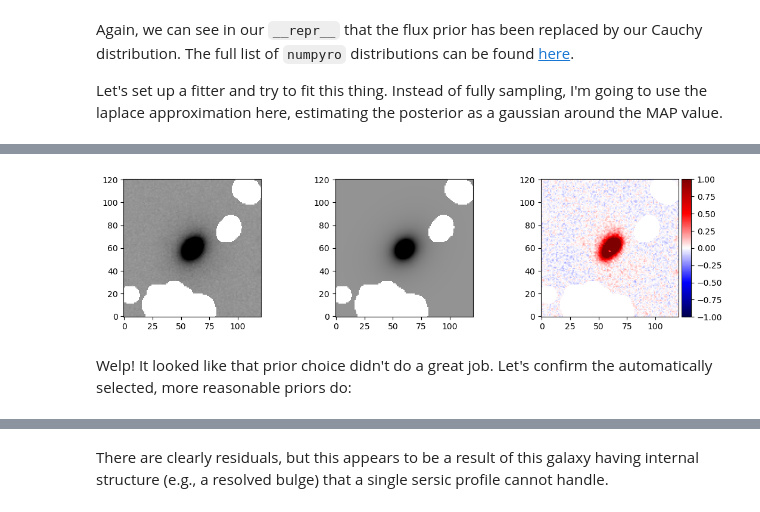
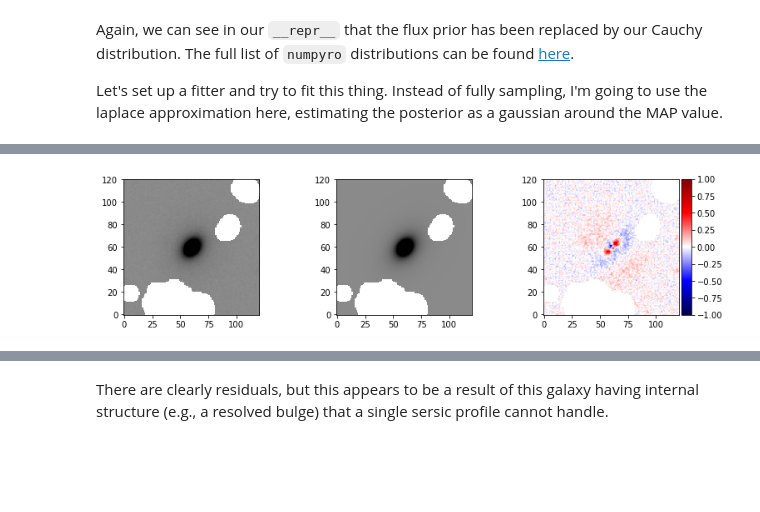
Before and after one commit to pysersic/pysersic, a Jupyter notebook: examples/manual-priors.ipynb, the cells around one changed output, grey strips where cells are left out. Saved outputs shown, nothing was run; the diff lists cells and outputs as text; code cells hidden in the pictures; blank space fills up the shorter version.

Commit message:
updated nbs, priors, tests added poly_fit_amps

```diff
--- a/examples/manual-priors.ipynb
+++ b/examples/manual-priors.ipynb
@@ -26,5 +26,5 @@ To begin, let's go ahead and run autoprior in order to get a good start-point es
 # %%
-from pysersic.priors import autoprior
+from pysersic.priors import SourceProperties
 
-prior = autoprior(im,profile_type='sersic',sky_type='flat',mask=mask)
-prior
+props = SourceProperties(im,mask=mask)
+prior = props.generate_prior('sersic', sky_type='none')
@@ -165,8 +165,6 @@ arviz - WARNING - Shape validation failed: input_shape: (1, 1000), minimum_shape
 # %%
 from pysersic.results import plot_residual
-mod = res.get_median_model()
+mod = fitter.svi_results.get_median_model()
 fig, ax = plot_residual(im,mod[1],mask=mask,vmin=-1,vmax=1)
 # %% [output]
-[figure, old version]
+[figure, new version]
-# %% [markdown]
-Welp! It looked like that prior choice didn't do a great job. Let's confirm the automatically selected, more reasonable priors do:
```
Also changed, not shown: parts of 13 cells of this notebook, 8 other files.
